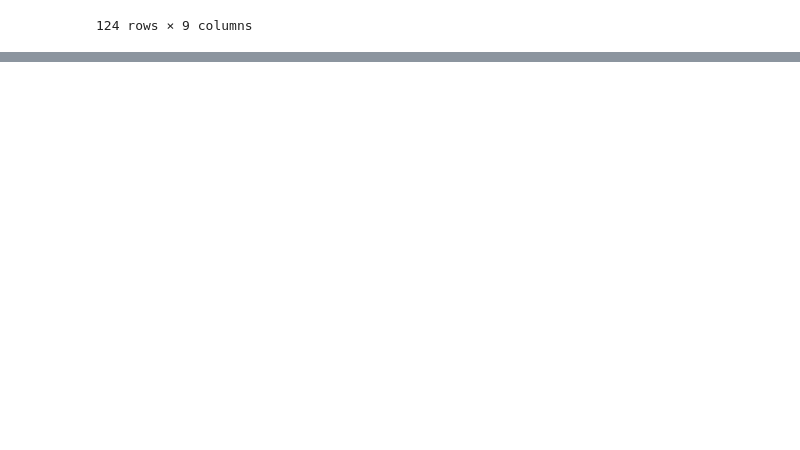
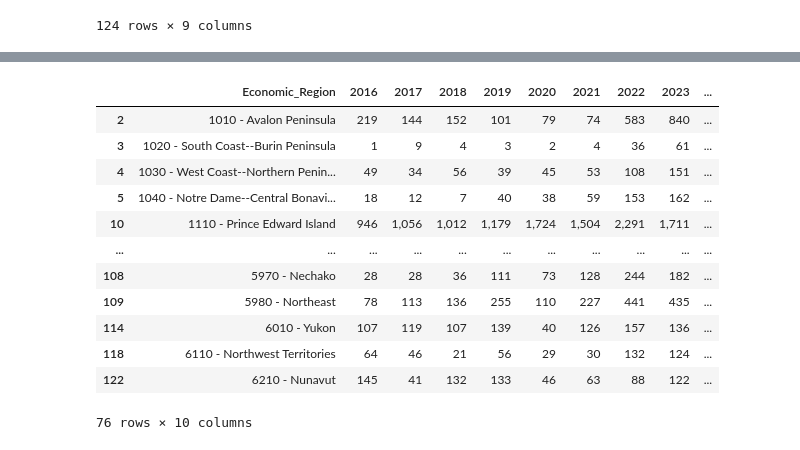
Before and after one commit to JohnNguyenAnh/LMIA_evaluation_project, a Jupyter notebook: EDA data/eda_data_table_03.ipynb, the cells around one changed output, grey strips where cells are left out. Drawn from its saved outputs; the diff is of its cells as text; code cells hidden in the pictures; blank space fills up the shorter version.

```diff
--- a/EDA data/eda_data_table_03.ipynb
+++ b/EDA data/eda_data_table_03.ipynb
@@ -130,0 +144,18 @@ df_cleaned.head(20)
+# %%
+df = df[~df['Economic_Region'].str.contains('Other', case=False, na=False)]
+# %%
+df
+# %% [output]
+|  | Economic_Region | 2016 | 2017 | 2018 | 2019 | 2020 | 2021 | 2022 | 2023 | ... |
+| 2 | 1010 - Avalon Peninsula | 219 | 144 | 152 | 101 | 79 | 74 | 583 | 840 | ... |
+| 3 | 1020 - South Coast--Burin Peninsula | 1 | 9 | 4 | 3 | 2 | 4 | 36 | 61 | ... |
+| 4 | 1030 - West Coast--Northern Penin... | 49 | 34 | 56 | 39 | 45 | 53 | 108 | 151 | ... |
+| 5 | 1040 - Notre Dame--Central Bonavi... | 18 | 12 | 7 | 40 | 38 | 59 | 153 | 162 | ... |
+| 10 | 1110 - Prince Edward Island | 946 | 1,056 | 1,012 | 1,179 | 1,724 | 1,504 | 2,291 | 1,711 | ... |
+| ... | ... | ... | ... | ... | ... | ... | ... | ... | ... | ... |
+| 108 | 5970 - Nechako | 28 | 28 | 36 | 111 | 73 | 128 | 244 | 182 | ... |
+| 109 | 5980 - Northeast | 78 | 113 | 136 | 255 | 110 | 227 | 441 | 435 | ... |
+| 114 | 6010 - Yukon | 107 | 119 | 107 | 139 | 40 | 126 | 157 | 136 | ... |
+| 118 | 6110 - Northwest Territories | 64 | 46 | 21 | 56 | 29 | 30 | 132 | 124 | ... |
+| 122 | 6210 - Nunavut | 145 | 41 | 132 | 133 | 46 | 63 | 88 | 122 | ... |
+76 rows × 10 columns
```
Also changed, not shown: parts of 11 cells of this notebook, 28 other files.
